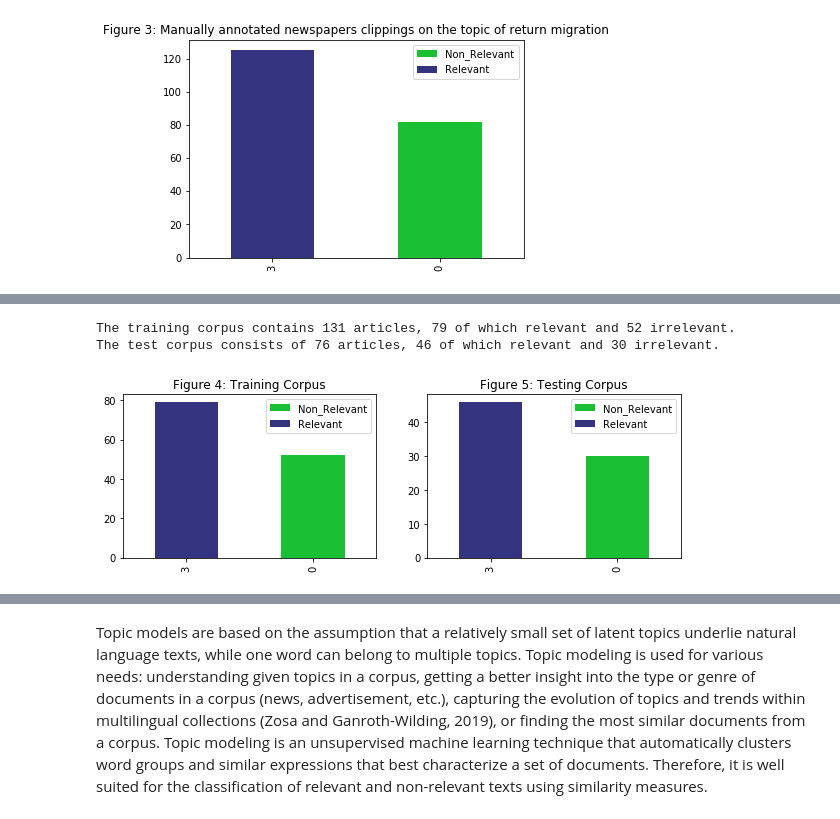
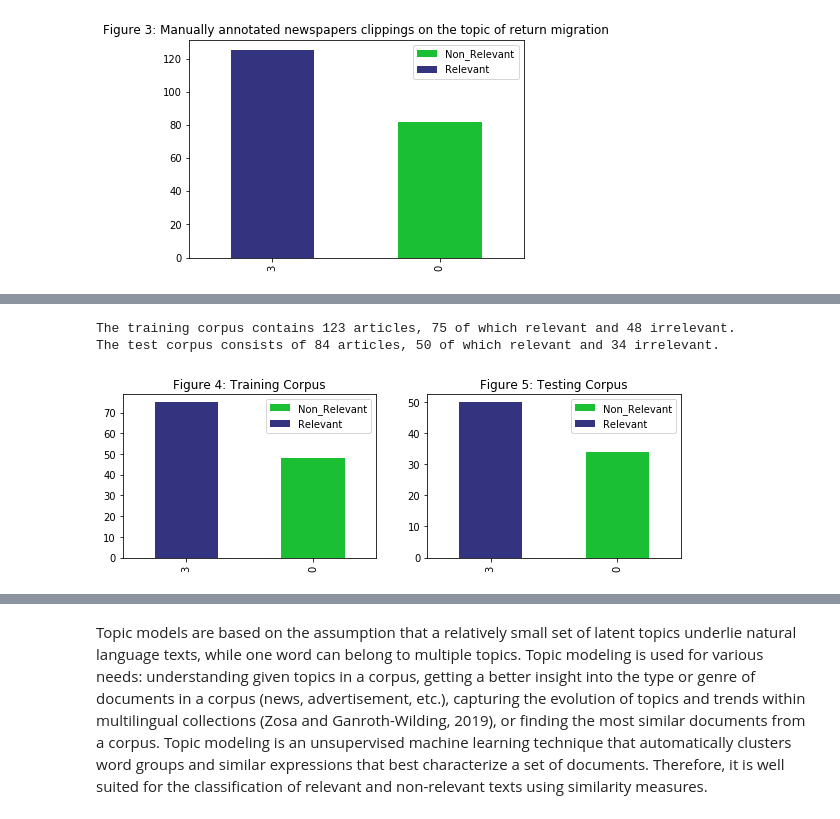
Before and after one commit to soberbichler/Topic-specific-corpus-building_OberbichlerPfanzelter, a Jupyter notebook: news_article_similarity_remigration_notebook.ipynb, the cells around one changed output, grey strips where cells are left out. Saved outputs shown, nothing was run; the diff lists cells and outputs as text; code cells hidden in the pictures.

```diff
--- a/news_article_similarity_remigration_notebook.ipynb
+++ b/news_article_similarity_remigration_notebook.ipynb
@@ -118,33 +179,29 @@ Before the topic models were trained, the collection was pre-processed. In doing
 # %%
 my_colors = [(0.20,0.200,0.50), (0.100, 0.75, 0.200)]
-#msk = np.random.rand(len(df)) < 0.599
-#train_df = df[msk]
-#train_df.reset_index(drop=True,inplace=True)
 
-#test_df = df[~msk]
-#test_df.reset_index(drop=True,inplace=True)
+np.random.seed(1)
+msk = np.random.rand(len(df)) < 0.599
+train_df = df[msk]
+train_df.reset_index(drop=True,inplace=True)
+test_df = df[~msk]
+test_df.reset_index(drop=True,inplace=True)
 
-#train_df.to_csv('train_2.csv')
-#test_df.to_csv('test_2.csv')
-
-train_df = pd.read_csv('data/train_2.csv')
-test_df = pd.read_csv('data/test_2.csv')
 
 fig, axes = plt.subplots(1,2,figsize=(10,3))
 test_df.relevancy.value_counts().plot(kind='bar', color = (0.100, 0.75, 0.20), ax=axes[1])
 test_df.relevancy.value_counts().plot(kind='bar', color = my_colors, ax=axes[1])
 train_df.relevancy.value_counts().plot(kind='bar', color = (0.100, 0.75, 0.20), ax=axes[0])
 train_df.relevancy.value_counts().plot(kind='bar', color = my_colors, ax=axes[0])
 axes[1].legend(['Non_Relevant', 'Relevant'])
 axes[0].legend(['Non_Relevant', 'Relevant'])
 axes[1].title.set_text('Figure 5: Testing Corpus')
 axes[0].title.set_text('Figure 4: Training Corpus')
 
 
 
 print(f"The training corpus contains {len(train_df)} articles, {train_df.relevancy.value_counts()[3]} of which relevant and {train_df.relevancy.value_counts()[0]} irrelevant.")
 print(f"The test corpus consists of {len(test_df)} articles, {test_df.relevancy.value_counts()[3]} of which relevant and {test_df.relevancy.value_counts()[0]} irrelevant.")
 # %% [output]
-The training corpus contains 131 articles, 79 of which relevant and 52 irrelevant.
-The test corpus consists of 76 articles, 46 of which relevant and 30 irrelevant.
+The training corpus contains 123 articles, 75 of which relevant and 48 irrelevant.
+The test corpus consists of 84 articles, 50 of which relevant and 34 irrelevant.
-[figure, old version]
+[figure, new version]
```
Also changed, not shown: parts of 41 cells of this notebook.
